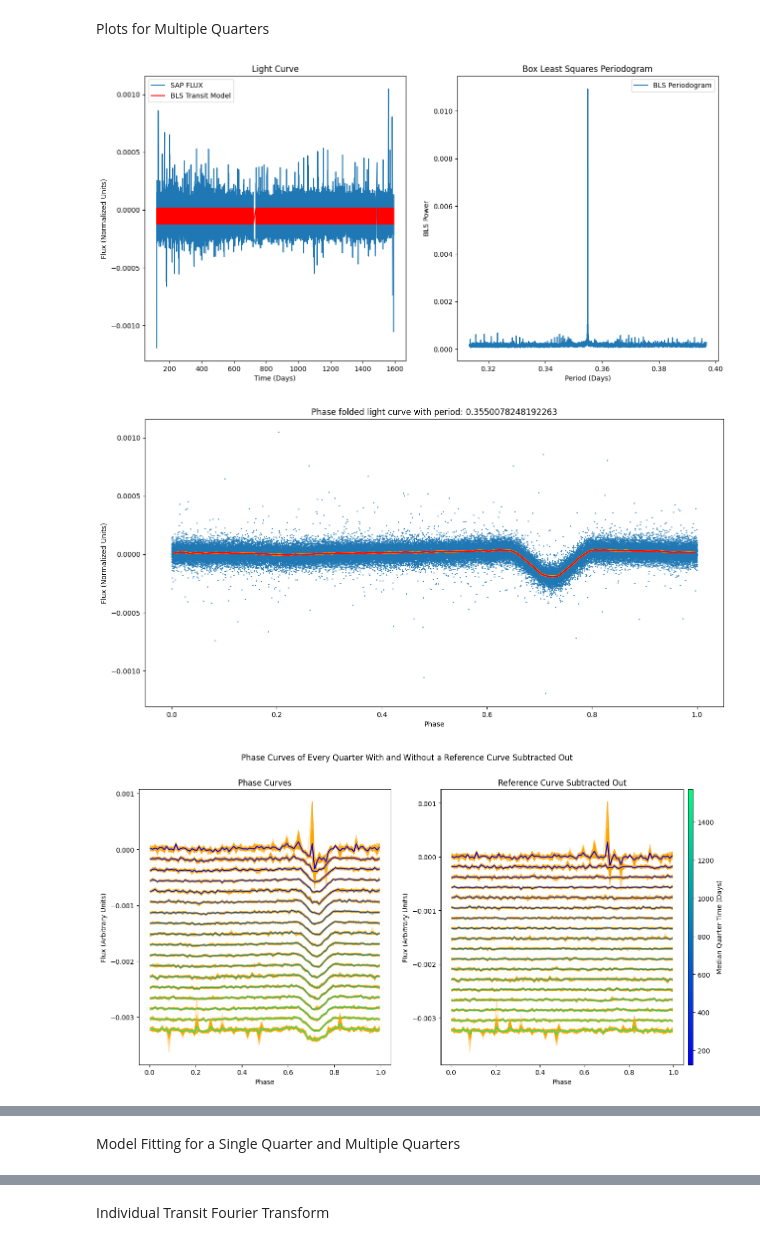
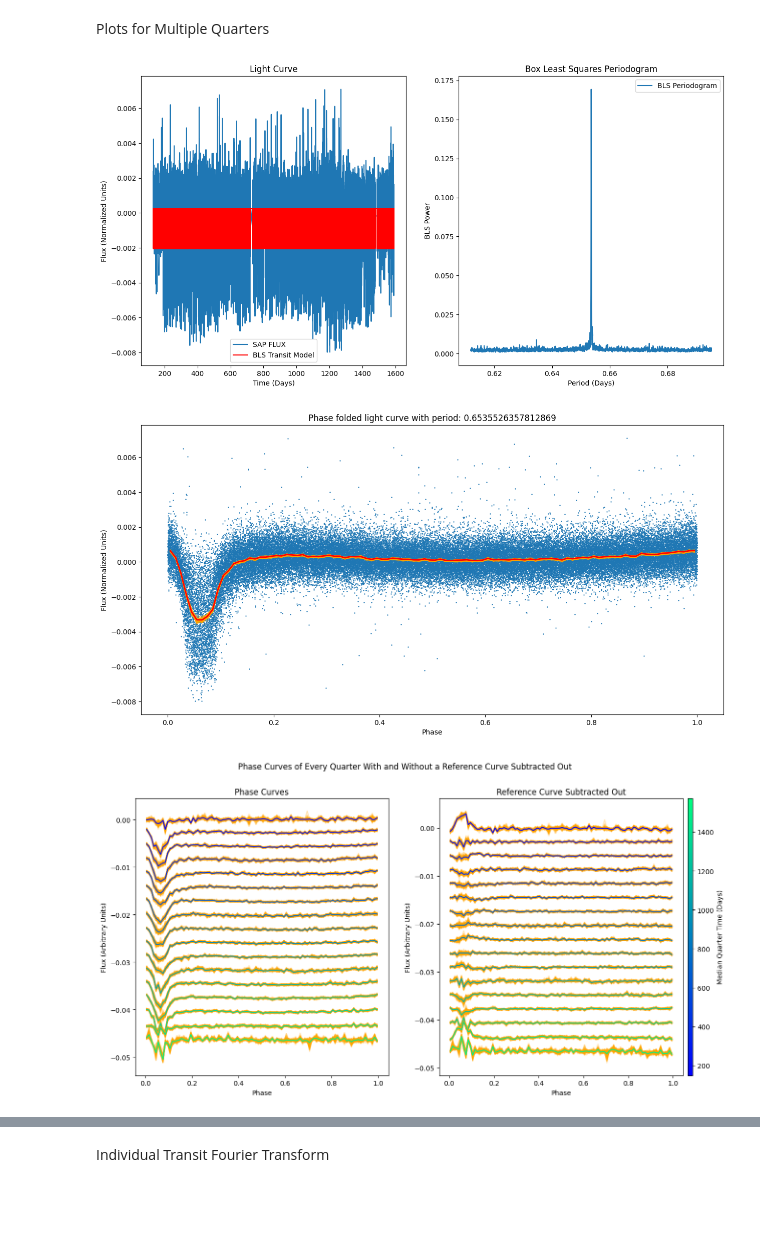
Before and after one commit to nsodickson/USP-Exoplanet-Analysis, a Jupyter notebook: Pipeline.ipynb, the cells around one changed output, grey strips where cells are left out. Cells and saved outputs as stored; diff of their text form; code cells hidden in the pictures; blank space fills up the shorter version.

```diff
--- a/Pipeline.ipynb
+++ b/Pipeline.ipynb
@@ -39,6 +39,9 @@ kep78b_duration = 0.0339167
 kep1520b_timeline = 1459.4893630790102
 kep1520b_period = 0.6535555
 kep1520b_duration = 0.0679167
+
+# Standard Binsets
+standard_phase_binset = np.arange(0, 1.01, 0.01)
 # %% [markdown]
 Light Curve Class
 # %%
@@ -640,7 +643,7 @@ def produceFrequencyBinPlots(lc_list, reference_lc, period, spacing, frequencies
 
     lc_avg = 0
     res_lc_avg = 0
-    for n, quarter_lc in enumerate(lc_list):
+    for quarter_lc in lc_list:
         quarter_lc.fold(period)
         phase_binned, flux_binned = timeBin(quarter_lc.phase, quarter_lc.flux, **kwargs)
         lc_avg += flux_binned
@@ -655,12 +658,12 @@ def produceFrequencyBinPlots(lc_list, reference_lc, period, spacing, frequencies
         lc_avg_cos = 0
         res_lc_avg_sin = 0
         res_lc_avg_cos = 0
-        for n, quarter_lc in enumerate(lc_list):
+        for t, quarter_lc in zip(time, lc_list):
             phase_binned, flux_binned = timeBin(quarter_lc.phase, quarter_lc.flux, **kwargs)
-            lc_avg_sin += flux_binned * np.sin(time[n] * f)
-            lc_avg_cos += flux_binned * np.cos(time[n] * f)
-            res_lc_avg_sin += (flux_binned - ref_flux_binned) * np.sin(time[n] * f)
-            res_lc_avg_cos += (flux_binned - ref_flux_binned) * np.cos(time[n] * f)
+            lc_avg_sin += flux_binned * np.sin(t * f)
+            lc_avg_cos += flux_binned * np.cos(t * f)
+            res_lc_avg_sin += (flux_binned - ref_flux_binned) * np.sin(t * f)
+            res_lc_avg_cos += (flux_binned - ref_flux_binned) * np.cos(t * f)
         ax1.plot(ref_phase_binned, lc_avg_sin - np.mean(lc_avg_sin) - spacing * (idx + 1), color="red")
         ax1.plot(ref_phase_binned, lc_avg_cos - np.mean(lc_avg_cos) - spacing * (idx + 1), color="blue")
         ax2.plot(ref_phase_binned, res_lc_avg_sin - np.mean(res_lc_avg_sin) - spacing * (idx + 1), color="red")
@@ -684,7 +687,7 @@ Target List:
 - Kepler-42 c, notes: extremely short period
 # %%
 # Initialize Target Constants
-target = "Kepler-78 b"
+target = "Kepler-1520 b"
 if target in sp_csv.index:
     prior_period = sp_csv.loc[target, "pl_orbper"]
     target_period_range = getPeriodRange(period=prior_period)
@@ -766,7 +768,7 @@ Target List:
 - Kepler-42 c, notes: extremely short period
 # %%
 # Initialize target constants
-target = "Kepler-78 b"
+target = "Kepler-1520 b"
 if target in sp_csv.index:
     prior_period = sp_csv.loc[target, "pl_orbper"]
     target_period_range = getPeriodRange(period=prior_period)
@@ -875,15 +877,15 @@ Plots for Multiple Quarters
 # %%
 # Producing a variety of informative plots and interactive plots
 produceBLSPeriodogramPlots(time=lc.time, flux=lc.flux, duration=target_duration, period=target_period_range)
-produceFoldPlots(time=lc.time, flux=lc.flux, period=period, include_boot=True, n_samples=100, bins=np.arange(0, 1.01, 0.01), aggregate_func=np.mean)
-produceTimeBinPlots(lc_list=lc_list, reference_lc=lc, period=period, spacing=spacing, include_boot=True, n_samples=100, time=time_list, bins=np.arange(0, 1.01, 0.01), aggregate_func=np.mean)
-produceFrequencyBinPlots(lc_list=lc_list, reference_lc=lc, period=period, spacing=spacing * 2.5, frequencies=frequencies, time=time_list, bins=np.arange(0, 1.01, 0.01), aggregate_func=np.mean)
+produceFoldPlots(time=lc.time, flux=lc.flux, period=period, include_boot=True, n_samples=100, bins=standard_phase_binset, aggregate_func=np.mean)
+produceTimeBinPlots(lc_list=lc_list, reference_lc=lc, period=period, spacing=spacing, include_boot=True, n_samples=100, time=time_list, bins=standard_phase_binset, aggregate_func=np.mean)
+produceFrequencyBinPlots(lc_list=lc_list, reference_lc=lc, period=period, spacing=spacing * 2.5, frequencies=frequencies, time=time_list, bins=standard_phase_binset, aggregate_func=np.mean)
 produceQuarterPeriodPlots(time=time_list, period_list=period_list)
 # produceFoldPlotsInteractive(time=lc.time, flux=lc.flux, period_grid=period_grid, duration=target_duration)
 # produceFoldPlotsAnimation(time=lc.time, flux=lc.flux, period_grid=period_grid, duration=target_duration)
 
 plt.show()
 # %% [output]
-[figure, old version]
+[figure, new version]
-[figure, old version]
+[figure, new version]
-[figure, old version]
+[figure, new version]
@@ -892,2 +893,0 @@ plt.show()
-# %% [markdown]
-Model Fitting for a Single Quarter and Multiple Quarters
```
Also changed, not shown: parts of 11 cells of this notebook, 1 other file.
